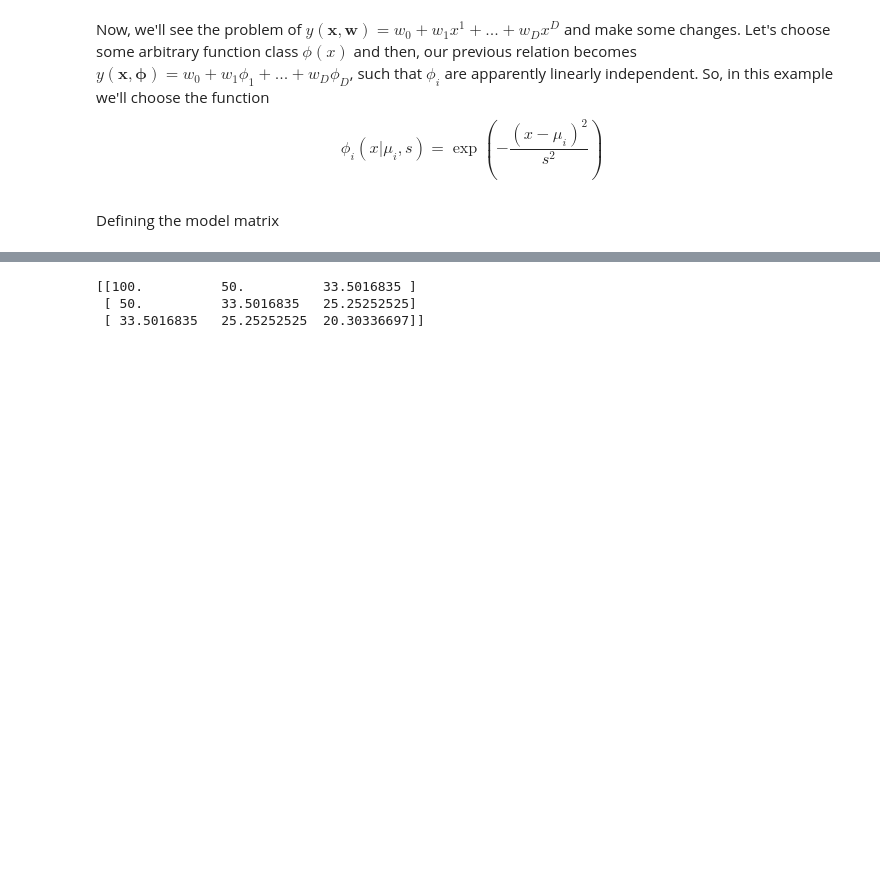
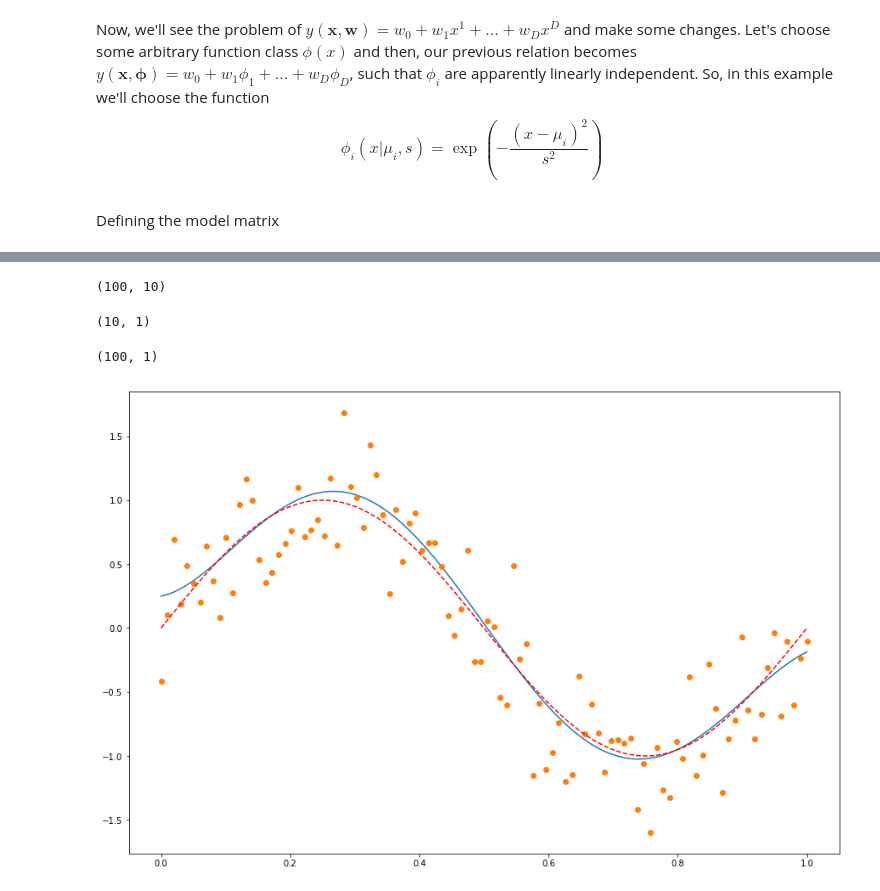
Before and after one commit to filipepfarias/Intro_to_GP, a Jupyter notebook: bayesian_linear_regression/re-visited_curve_fitting.ipynb, the cells around one changed output, grey strips where cells are left out. Saved outputs shown, nothing was run; the diff lists cells and outputs as text; code cells hidden in the pictures; blank space fills up the shorter version.

```diff
--- a/bayesian_linear_regression/re-visited_curve_fitting.ipynb
+++ b/bayesian_linear_regression/re-visited_curve_fitting.ipynb
@@ -69,19 +59,6 @@ phi = np.zeros((M,N))
 # %%
-M = 3
+phi = np.zeros((len(x),M))
 
-S = np.zeros((M,M))
-
-xsum = np.zeros((1,M*2))
-
-for i in range(M*2):
-    xsum[0][i] = sum(x**i)
-
-for i in range(M):
+for i in range(len(x)):
     for j in range(M):
-        S[i][j] = xsum[0][i+j]
-
-print(S)
+        phi[i][j] = f_phi(x[i],(1/M*j))
-# %% [output]
-[[100.          50.          33.5016835 ]
- [ 50.          33.5016835   25.25252525]
- [ 33.5016835   25.25252525  20.30336697]]
@@ -134,0 +65,26 @@ y_pred_test = linear_regressor(x,t[0],50,False)
+# %%
+phi.shape
+# %% [output]
+(100, 10)
+# %%
+W = ((np.linalg.inv(phi.T@phi))@phi.T)@t
+# %%
+W.shape
+# %% [output]
+(10, 1)
+# %%
+y_pred = np.zeros((len(x),1))
+
+for i in range(len(x)):
+    y_pred[i][0] = sum([W[j][0]*f_phi(x[i],(1/M*j)) for j in range(M)])
+# %%
+y_pred.shape
+# %% [output]
+(100, 1)
+# %%
+plt.figure(figsize=(15,10));
+plt.plot(x,y_pred);
+plt.plot(x,t,'o');
+plt.plot(x,y,'r--');
+# %% [output]
+[figure, added]
```
Also changed, not shown: parts of 8 cells of this notebook, 1 other file.
